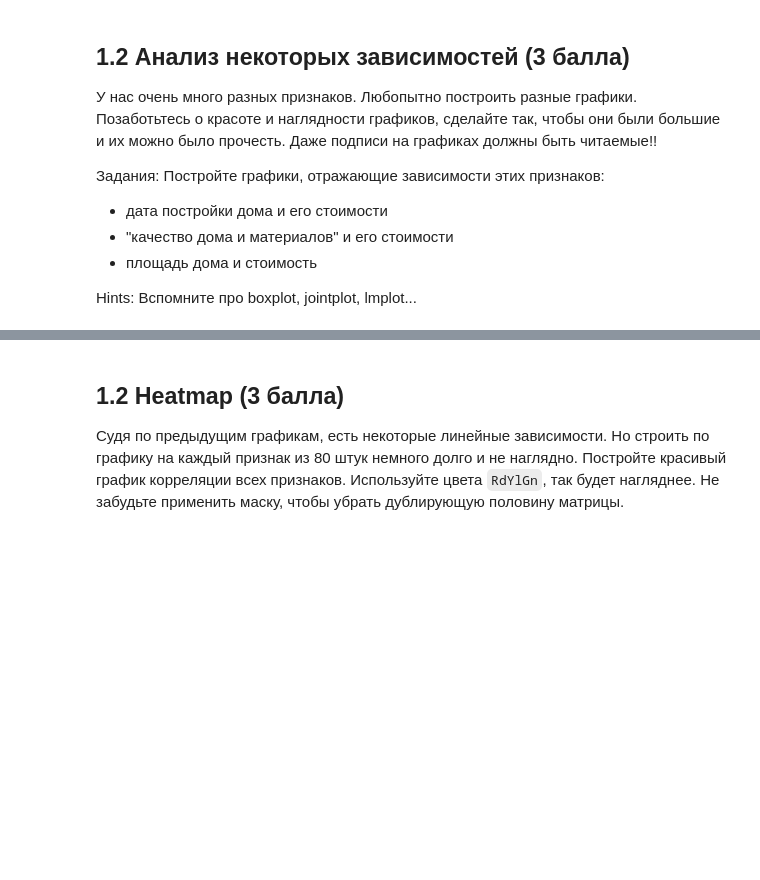
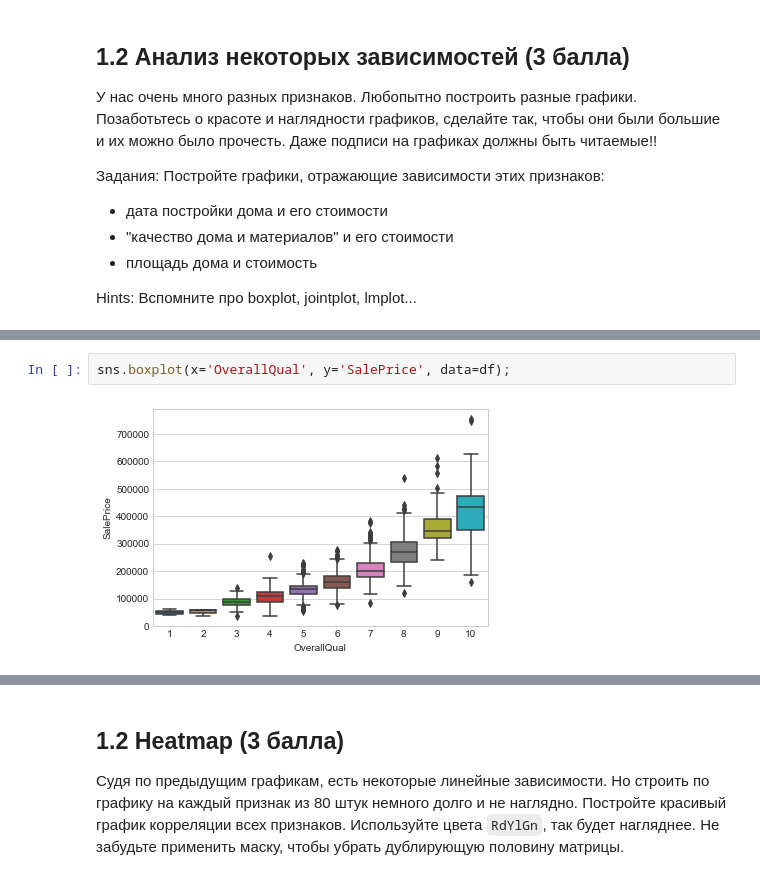
Before and after one commit to OlgaStroganova/ML, a Jupyter notebook: 05-01-linear-regression-homework.ipynb, the cells around one changed output, grey strips where cells are left out. Saved outputs shown, nothing was run; the diff lists cells and outputs as text; blank space fills up the shorter version.

```diff
--- a/05-01-linear-regression-homework.ipynb
+++ b/05-01-linear-regression-homework.ipynb
@@ -96,0 +117,4 @@ Hints: Вспомните про boxplot, jointplot, lmplot...
+# %%
+sns.boxplot(x='OverallQual', y='SalePrice', data=df);
+# %% [output]
+[figure, added]
```
Also changed, not shown: parts of 27 cells of this notebook.
